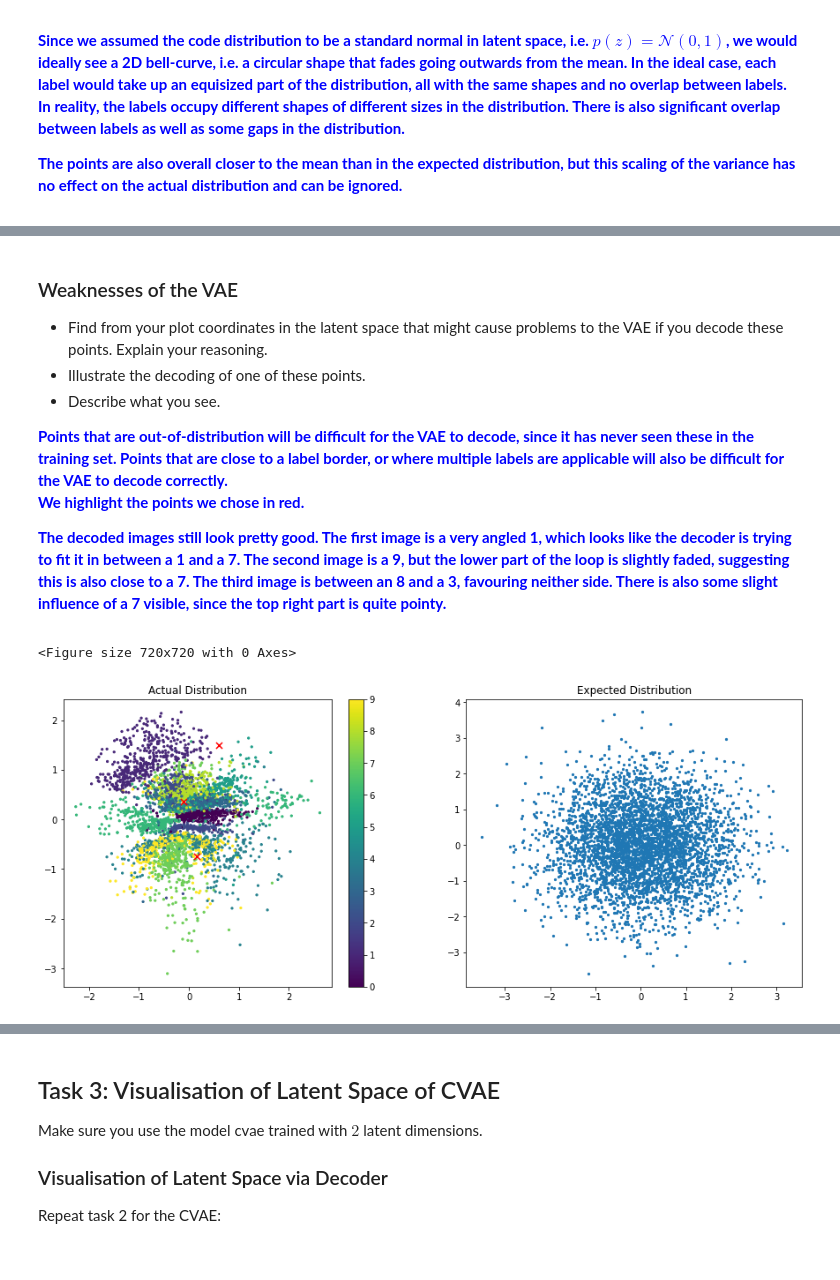
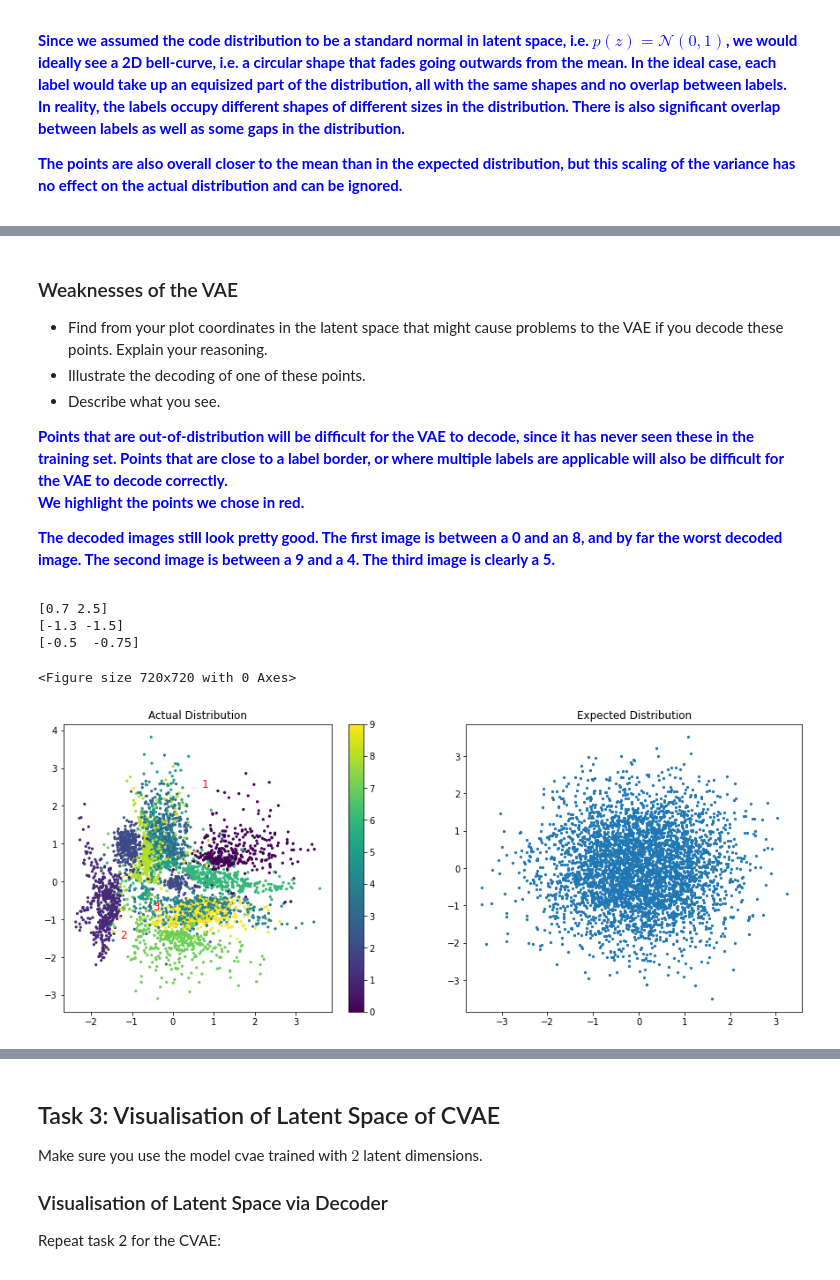
Before and after one commit to LarsKue/AML, a Jupyter notebook: exercise04/cvae.ipynb, the cells around one changed output, grey strips where cells are left out. Drawn from its saved outputs; the diff is of its cells as text; code cells hidden in the pictures.

```diff
--- a/exercise04/cvae.ipynb
+++ b/exercise04/cvae.ipynb
@@ -184,7 +186,7 @@ class CVAE(nn.Module):
 
         # sample via reparameterization
         epsilon = torch.randn_like(log_var)
-        z = means + epsilon * torch.exp(log_var)
+        z = means + epsilon * torch.exp(log_var / 2)
 
         # reconstruct input with decoder
         recon_x = self.decoder.forward(z, c=c)
@@ -387,8 +389,8 @@ def loss_function(recon_x, x, mu, log_var):
     # L = 1, so the mean over l can be dropped
     sq_loss = torch.sum(torch.square(x - recon_x) / (2 * sigma_g ** 2), dim=-1)
 
-    # sum over batch
-    return torch.sum(dkl + sq_loss)
+    # mean over batch
+    return torch.mean(dkl + sq_loss)
 
     ################################
     #     YOUR CODE ENDS HERE      #
@@ -816,25 +822,28 @@ labels are applicable will also be difficult for the VAE to decode correctly.
 
 We highlight the points we chose in red.
 
-The decoded images still look pretty good. The first image is a very angled 1, which looks like
-the decoder is trying to fit it in between a 1 and a 7. The second image is a 9, but the lower
-part of the loop is slightly faded, suggesting this is also close to a 7. The third image is between
-an 8 and a 3, favouring neither side. There is also some slight influence of a 7 visible, since the
-top right part is quite pointy.
+The decoded images still look pretty good. The first image is between a 0 and an 8,
+and by far the worst decoded image. The second image is between a 9 and a 4. The third
+image is clearly a 5.
 </div>
 # %%
 # some samples
-out_of_distribution = [[0.6, 1.5]]
-multiple_labels = [[0.15, -0.75], [-0.1, 0.35]]
+out_of_distribution = [[0.7, 2.5], [-1.3, -1.5]]
+multiple_labels = [[-0.5, -0.75]]
 
 points = np.array(out_of_distribution + multiple_labels)
 
 fig, axes = visualize(vae)
-axes[0].scatter(points[:, 0], points[:, 1], marker="x", s=50, c="red")
+for i, p in enumerate(points):
+    print(p)
+    axes[0].text(*p, str(i + 1), fontsize=12, c="red")
 plt.show()
 # %% [output]
-<Figure size 720x720 with 0 Axes>
+[0.7 2.5]
+[-1.3 -1.5]
+[-0.5  -0.75]
+<Figure size 720x720 with 0 Axes>
-[figure, old version]
+[figure, new version]
 # %%
 for i, z in enumerate(points):
     z = torch.from_numpy(z).to(torch.float32).to(device)
```
Also changed, not shown: parts of 20 cells of this notebook.
